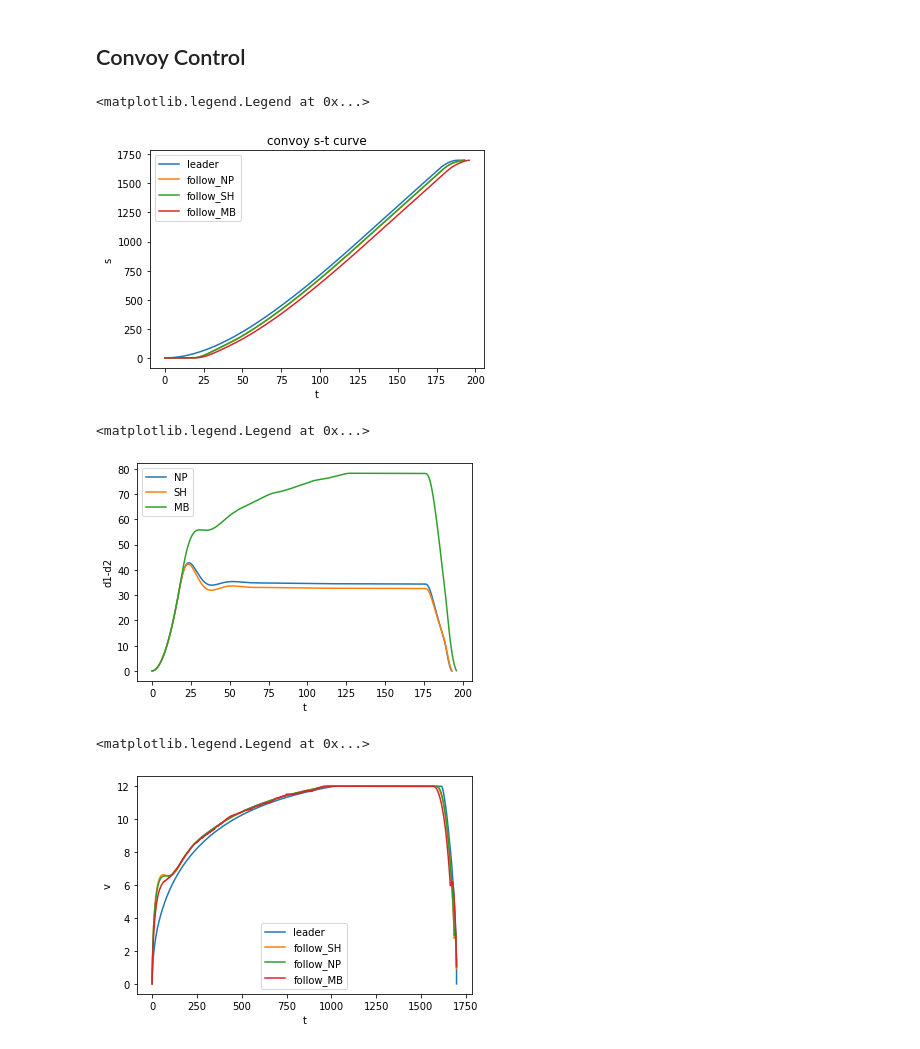
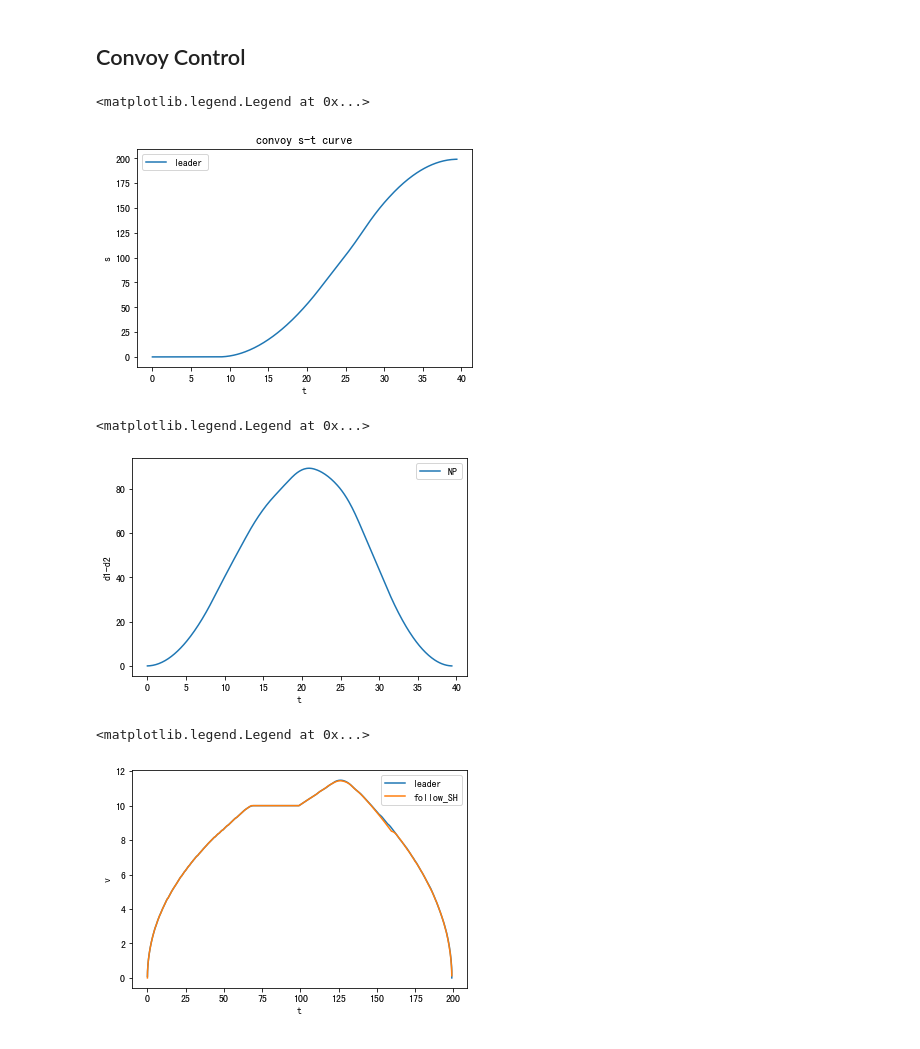
Before and after one commit to hzn18/train-platform, a Jupyter notebook: user/visualization/convoy.ipynb, the cells around one changed output. Saved outputs shown, nothing was run; the diff lists cells and outputs as text; code cells hidden in the pictures.

```diff
--- a/user/visualization/convoy.ipynb
+++ b/user/visualization/convoy.ipynb
@@ -12,9 +12,10 @@ plt.rcParams["font.sans-serif"] = ['SimHei']
 <div class="alert alert-block alert-info">
     <h2><strong><center>Input Data</center><strong></h2>
 # %%
-DP_safe_filename = "../db/dp_safe_result.txt"
-DP_ref_filename = "../db/dp_ref_result.txt"
-Leader_filename = "../result/LeaderResult.txt"
+DP_safe_filename = "../result/DP/dp_safe_result.txt"
+DP_ref_filename = "../result/DP/dp_ref_result.txt"
+Leader_filename = "../result/MPC/leader_result.txt"
+Follow_SH_dir = "../result/MPC/SH/*"
 # %%
 dp_safe_df = pd.DataFrame(columns = ["space", "speed", "limit"])
 for line in open(DP_safe_filename,"r"): #设置文件对象并读取每一行文件
@@ -86,35 +86,35 @@ plt.show()
 # %% [markdown]
 ## Convoy Control
 # %%
-plt.plot(follow_NP_df[0]["time"], follow_NP_df[0]["space"])
-plt.plot(follow_NP_df[1]["time"], follow_NP_df[1]["space"])
+# plt.plot(follow_NP_df[0]["time"], follow_NP_df[0]["space"])
+# plt.plot(follow_NP_df[1]["time"], follow_NP_df[1]["space"])
 plt.plot(follow_SH_df[1]["time"], follow_SH_df[1]["space"])
-plt.plot(follow_MB_df[1]["time"], follow_MB_df[1]["space"])
+#plt.plot(follow_MB_df[1]["time"], follow_MB_df[1]["space"])
 plt.xlabel("t")
 plt.ylabel("s")
 plt.title("convoy s-t curve")
 plt.legend(["leader", "follow_NP", "follow_SH", "follow_MB"])
 # %% [output]
 <matplotlib.legend.Legend at 0x...>
-[figure, old version]
+[figure, new version]
 # %%
-plt.plot(follow_NP_df[1]["time"], follow_NP_df[0]["space"] - follow_NP_df[1]["space"])
+# plt.plot(follow_NP_df[1]["time"], follow_NP_df[0]["space"] - follow_NP_df[1]["space"])
 plt.plot(follow_SH_df[1]["time"], follow_SH_df[0]["space"] - follow_SH_df[1]["space"])
-plt.plot(follow_MB_df[1]["time"], follow_MB_df[0]["space"] - follow_MB_df[1]["space"])
+# plt.plot(follow_MB_df[1]["time"], follow_MB_df[0]["space"] - follow_MB_df[1]["space"])
 plt.xlabel("t")
 plt.ylabel("d1-d2")
 plt.legend(["NP", "SH", "MB"])
 # %% [output]
 <matplotlib.legend.Legend at 0x...>
-[figure, old version]
+[figure, new version]
 # %%
 plt.plot(follow_SH_df[0]["space"], follow_SH_df[0]["speed"])
 plt.plot(follow_SH_df[1]["space"], follow_SH_df[1]["speed"])
-plt.plot(follow_NP_df[1]["space"], follow_NP_df[1]["speed"])
-plt.plot(follow_MB_df[1]["space"], follow_MB_df[1]["speed"])
+# plt.plot(follow_NP_df[1]["space"], follow_NP_df[1]["speed"])
+# plt.plot(follow_MB_df[1]["space"], follow_MB_df[1]["speed"])
 plt.xlabel("t")
 plt.ylabel("v")
 plt.legend(["leader", "follow_SH", "follow_NP", "follow_MB"])
 # %% [output]
 <matplotlib.legend.Legend at 0x...>
-[figure, old version]
+[figure, new version]
```
Also changed, not shown: parts of 3 cells of this notebook, 10 other files.
